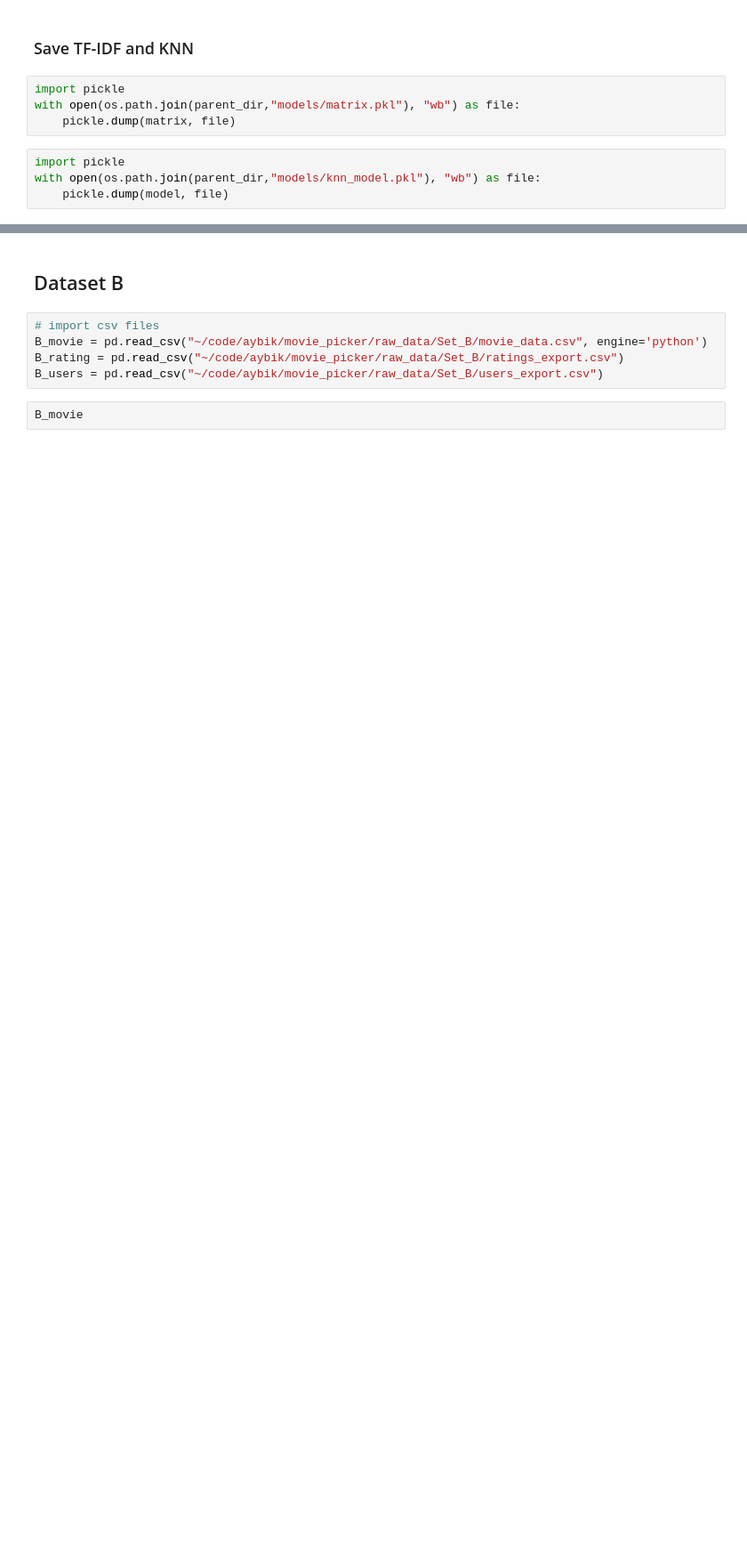
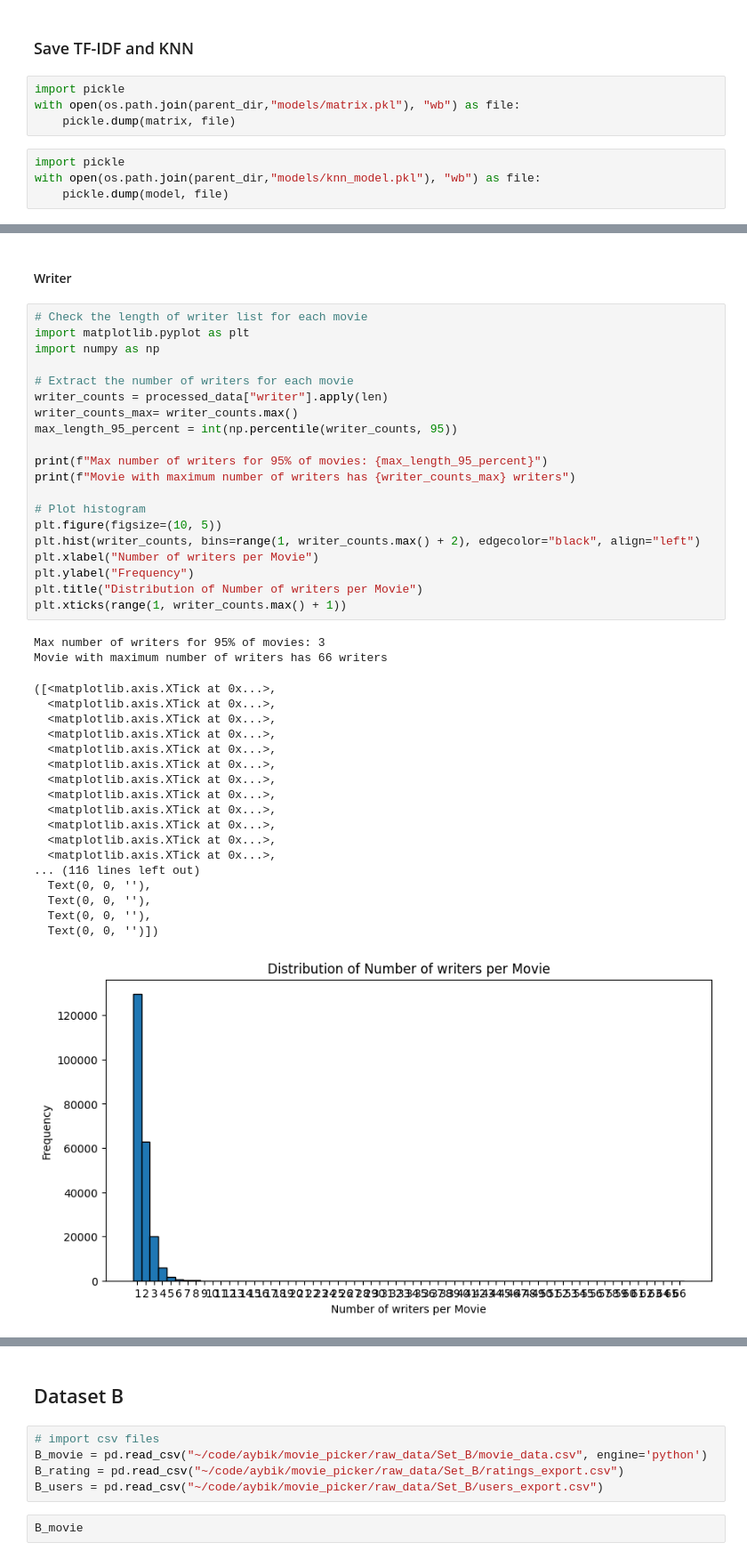
Before and after one commit to aybik/movie_picker, a Jupyter notebook: notebooks/Aybike_notebook.ipynb, the cells around one changed output, grey strips where cells are left out. Shown at 89% size. Saved outputs shown, nothing was run; the diff lists cells and outputs as text; blank space fills up the shorter version.

```diff
--- a/notebooks/Aybike_notebook.ipynb
+++ b/notebooks/Aybike_notebook.ipynb
@@ -254,0 +614,43 @@ with open(os.path.join(parent_dir,"models/knn_model.pkl"), "wb") as file:
+# %% [markdown]
+#### Writer
+# %%
+# Check the length of writer list for each movie
+import matplotlib.pyplot as plt
+import numpy as np
+
+# Extract the number of writers for each movie
+writer_counts = processed_data["writer"].apply(len)
+writer_counts_max= writer_counts.max()
+max_length_95_percent = int(np.percentile(writer_counts, 95))
+
+print(f"Max number of writers for 95% of movies: {max_length_95_percent}")
+print(f"Movie with maximum number of writers has {writer_counts_max} writers")
+
+# Plot histogram
+plt.figure(figsize=(10, 5))
+plt.hist(writer_counts, bins=range(1, writer_counts.max() + 2), edgecolor="black", align="left")
+plt.xlabel("Number of writers per Movie")
+plt.ylabel("Frequency")
+plt.title("Distribution of Number of writers per Movie")
+plt.xticks(range(1, writer_counts.max() + 1))
+# %% [output]
+Max number of writers for 95% of movies: 3
+Movie with maximum number of writers has 66 writers
+([<matplotlib.axis.XTick at 0x...>,
+  <matplotlib.axis.XTick at 0x...>,
+  <matplotlib.axis.XTick at 0x...>,
+  <matplotlib.axis.XTick at 0x...>,
+  <matplotlib.axis.XTick at 0x...>,
+  <matplotlib.axis.XTick at 0x...>,
+  <matplotlib.axis.XTick at 0x...>,
+  <matplotlib.axis.XTick at 0x...>,
+  <matplotlib.axis.XTick at 0x...>,
+  <matplotlib.axis.XTick at 0x...>,
+  <matplotlib.axis.XTick at 0x...>,
+  <matplotlib.axis.XTick at 0x...>,
+... (116 lines left out)
+  Text(0, 0, ''),
+  Text(0, 0, ''),
+  Text(0, 0, ''),
+  Text(0, 0, '')])
+[figure, added]
```
Also changed, not shown: parts of 44 cells of this notebook, 1 other file.
